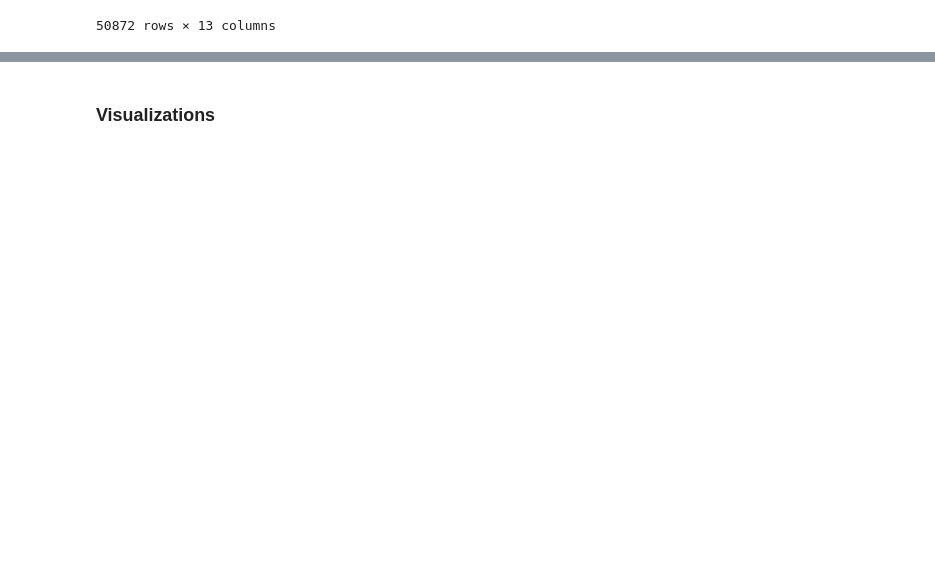
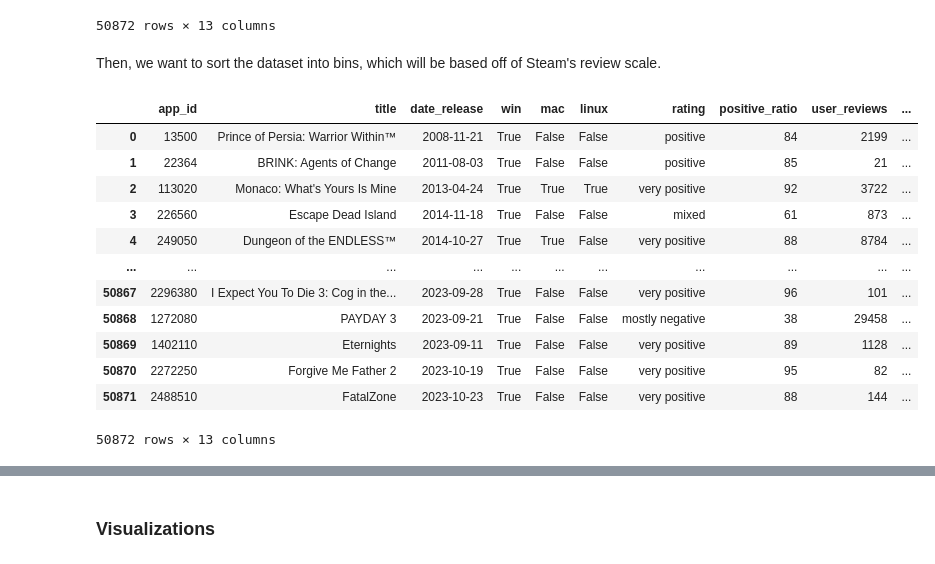
Before and after one commit to ryanshz/ryanshz.github.io, a Jupyter notebook: public/datamining/project2.ipynb, the cells around one changed output, grey strips where cells are left out. Saved outputs shown, nothing was run; the diff lists cells and outputs as text; code cells hidden in the pictures; blank space fills up the shorter version.

```diff
--- a/public/datamining/project2.ipynb
+++ b/public/datamining/project2.ipynb
@@ -55,28 +53,45 @@ steamGameData
 | 50870 | 2272250 | Forgive Me Father 2 | 2023-10-19 | True | False | False | Very Positive | 95 | 82 | ... |
 | 50871 | 2488510 | FatalZone | 2023-10-23 | True | False | False | Very Positive | 88 | 144 | ... |
 50872 rows × 13 columns
+# %% [markdown]
+Then, we want to sort the dataset into bins, which will be based off of Steam's review scale.
 # %%
 def classify_steam_reviews(row):
     ratio = row['positive_ratio']
     reviews = row['user_reviews']
 
-    if ratio >= 0.95 and reviews >= 500:
+    if ratio >= 95 and reviews >= 500:
         return 'overwhelmingly positive'
-    elif ratio >= 0.85 and reviews >= 50:
+    elif ratio >= 85 and reviews >= 50:
         return 'very positive'
-    elif ratio >= 0.80 and reviews >= 1:
+    elif ratio >= 80 and reviews >= 1:
         return 'positive'
-    elif ratio >= 0.70 and reviews >= 1:
+    elif ratio >= 70 and reviews >= 1:
         return 'mostly positive'
-    elif ratio >= 0.40 and reviews >= 1:
+    elif ratio >= 40 and reviews >= 1:
         return 'mixed'
-    elif ratio >= 0.20 and reviews >= 1:
+    elif ratio >= 20 and reviews >= 1:
         return 'mostly negative'
-    elif ratio < 0.20 and reviews >= 500:
+    elif ratio < 20 and reviews >= 500:
         return 'overwhelmingly negative'
-    elif ratio < 0.20 and reviews >= 50:
+    elif ratio < 20 and reviews >= 50:
         return 'very negative'
     else:
         return 'negative'
 
 steamGameData['rating'] = steamGameData.apply(classify_steam_reviews, axis=1)
+steamGameData
+# %% [output]
+|  | app_id | title | date_release | win | mac | linux | rating | positive_ratio | user_reviews | ... |
+| 0 | 13500 | Prince of Persia: Warrior Within™ | 2008-11-21 | True | False | False | positive | 84 | 2199 | ... |
+| 1 | 22364 | BRINK: Agents of Change | 2011-08-03 | True | False | False | positive | 85 | 21 | ... |
+| 2 | 113020 | Monaco: What's Yours Is Mine | 2013-04-24 | True | True | True | very positive | 92 | 3722 | ... |
+| 3 | 226560 | Escape Dead Island | 2014-11-18 | True | False | False | mixed | 61 | 873 | ... |
+| 4 | 249050 | Dungeon of the ENDLESS™ | 2014-10-27 | True | True | False | very positive | 88 | 8784 | ... |
+| ... | ... | ... | ... | ... | ... | ... | ... | ... | ... | ... |
+| 50867 | 2296380 | I Expect You To Die 3: Cog in the... | 2023-09-28 | True | False | False | very positive | 96 | 101 | ... |
+| 50868 | 1272080 | PAYDAY 3 | 2023-09-21 | True | False | False | mostly negative | 38 | 29458 | ... |
+| 50869 | 1402110 | Eternights | 2023-09-11 | True | False | False | very positive | 89 | 1128 | ... |
+| 50870 | 2272250 | Forgive Me Father 2 | 2023-10-19 | True | False | False | very positive | 95 | 82 | ... |
+| 50871 | 2488510 | FatalZone | 2023-10-23 | True | False | False | very positive | 88 | 144 | ... |
+50872 rows × 13 columns
```
Also changed, not shown: parts of 20 cells of this notebook, 2 other files.
